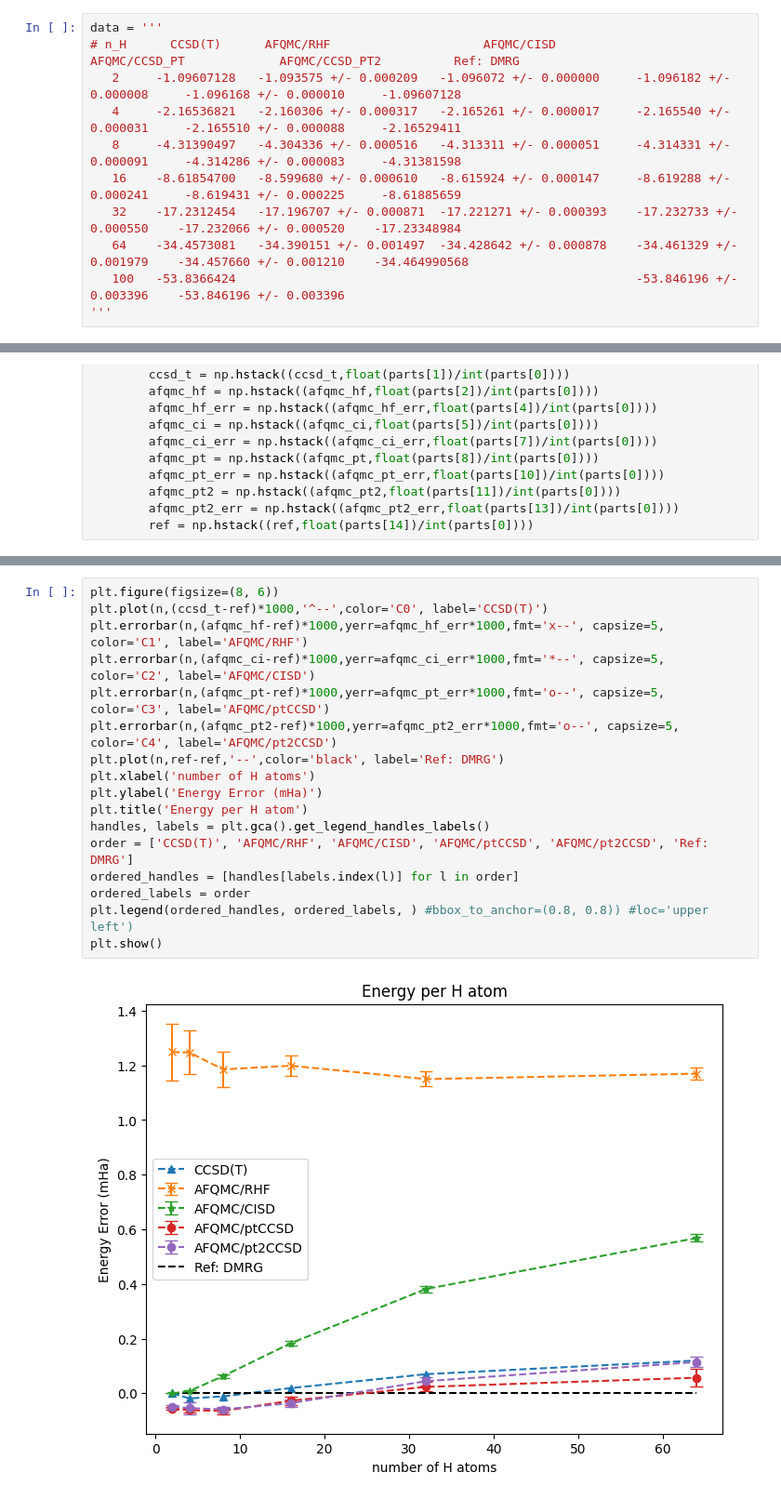
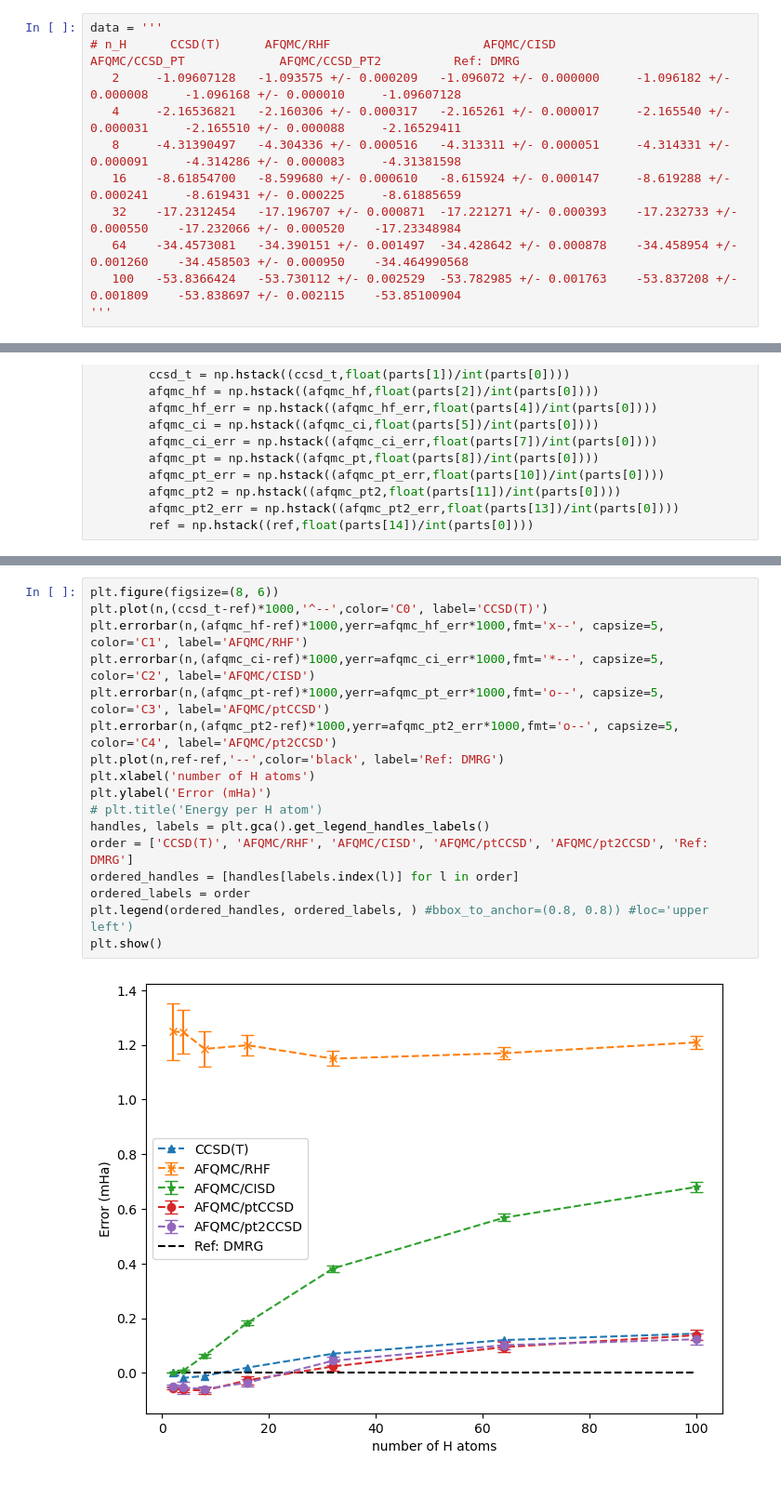
Before and after one commit to zh-yichi/afqmc_ccsd_pt_data, a Jupyter notebook: size/hchain.ipynb, the cells around one changed output, grey strips where cells are left out. Shown at 93% size. Saved outputs shown, nothing was run; the diff lists cells and outputs as text.

```diff
--- a/size/hchain.ipynb
+++ b/size/hchain.ipynb
@@ -9,8 +9,8 @@ data = '''
    8     -4.31390497   -4.304336 +/- 0.000516   -4.313311 +/- 0.000051     -4.314331 +/- 0.000091     -4.314286 +/- 0.000083     -4.31381598
    16    -8.61854700   -8.599680 +/- 0.000610   -8.615924 +/- 0.000147     -8.619288 +/- 0.000241     -8.619431 +/- 0.000225     -8.61885659
    32    -17.2312454   -17.196707 +/- 0.000871  -17.221271 +/- 0.000393    -17.232733 +/- 0.000550    -17.232066 +/- 0.000520    -17.23348984
-   64    -34.4573081   -34.390151 +/- 0.001497  -34.428642 +/- 0.000878    -34.461329 +/- 0.001979    -34.457660 +/- 0.001210    -34.464990568
-   100   -53.8366424                                                       -53.846196 +/- 0.003396    -53.846196 +/- 0.003396
+   64    -34.4573081   -34.390151 +/- 0.001497  -34.428642 +/- 0.000878    -34.458954 +/- 0.001260    -34.458503 +/- 0.000950    -34.464990568
+   100   -53.8366424   -53.730112 +/- 0.002529  -53.782985 +/- 0.001763    -53.837208 +/- 0.001809    -53.838697 +/- 0.002115    -53.85100904
 '''
 # %%
 n = []
@@ -41,19 +60,19 @@ for lines in data.splitlines():
 # %%
 plt.figure(figsize=(8, 6))
 plt.plot(n,(ccsd_t-ref)*1000,'^--',color='C0', label='CCSD(T)')
 plt.errorbar(n,(afqmc_hf-ref)*1000,yerr=afqmc_hf_err*1000,fmt='x--', capsize=5, color='C1', label='AFQMC/RHF')
 plt.errorbar(n,(afqmc_ci-ref)*1000,yerr=afqmc_ci_err*1000,fmt='*--', capsize=5, color='C2', label='AFQMC/CISD')
 plt.errorbar(n,(afqmc_pt-ref)*1000,yerr=afqmc_pt_err*1000,fmt='o--', capsize=5, color='C3', label='AFQMC/ptCCSD')
 plt.errorbar(n,(afqmc_pt2-ref)*1000,yerr=afqmc_pt2_err*1000,fmt='o--', capsize=5, color='C4', label='AFQMC/pt2CCSD')
 plt.plot(n,ref-ref,'--',color='black', label='Ref: DMRG')
 plt.xlabel('number of H atoms')
-plt.ylabel('Energy Error (mHa)')
-plt.title('Energy per H atom')
+plt.ylabel('Error (mHa)')
+# plt.title('Energy per H atom')
 handles, labels = plt.gca().get_legend_handles_labels()
 order = ['CCSD(T)', 'AFQMC/RHF', 'AFQMC/CISD', 'AFQMC/ptCCSD', 'AFQMC/pt2CCSD', 'Ref: DMRG']
 ordered_handles = [handles[labels.index(l)] for l in order]
 ordered_labels = order
 plt.legend(ordered_handles, ordered_labels, ) #bbox_to_anchor=(0.8, 0.8)) #loc='upper left')
 plt.show()
 # %% [output]
-[figure, old version]
+[figure, new version]
```
Also changed, not shown: parts of 2 cells of this notebook, 19 other files.
